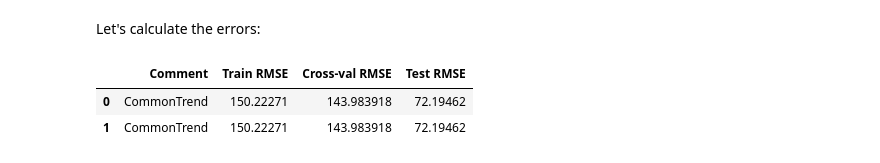
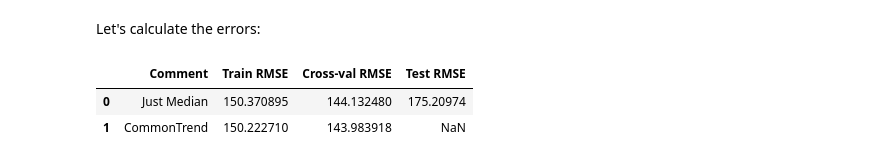
Before and after one commit to NickVasenkov/CO2-Emissions, a Jupyter notebook: CO2 Emissions 2.ipynb, the cells around one changed output. Cells and saved outputs as stored; diff of their text form; code cells hidden in the pictures.

```diff
--- a/CO2 Emissions 2.ipynb
+++ b/CO2 Emissions 2.ipynb
@@ -40,8 +43,8 @@ print('Weeks in the cross-validation set: {}'.format(cv_weeks))
 print('Weeks in the test set: {}'.format(test_weeks))
 
 # Create training and cross-validation sets
-train = pd.DataFrame(train_from_part_1.loc[train_from_part_1['WeekCount'] < train_weeks, :])
-cv = pd.DataFrame(train_from_part_1.loc[train_from_part_1['WeekCount'] >= train_weeks, :])
+train = pd.DataFrame(train_from_part_1.loc[train_from_part_1['WeekCount'] < train_weeks, ['Location', 'WeekCount', 'emission']])
+cv = pd.DataFrame(train_from_part_1.loc[train_from_part_1['WeekCount'] >= train_weeks, ['Location', 'WeekCount', 'emission']])
 
 print("The last 5 rows of the cross-validation set:")
 cv.tail()
@@ -67,38 +69,25 @@ study_number = '00'
 
 from sklearn.metrics import mean_squared_error
 
-# Calculate median emissions per Location for cv
-location_median = train.groupby('Location')['emission'].median()
-
-# Create predictions for train and cv
-train_pred = train['Location'].map(location_median)
-cv_pred = cv['Location'].map(location_median)
 
 # Calculate train and cv RMSE
-score_train = mean_squared_error(train['emission'], train_pred, squared=False)
-score_cv = mean_squared_error(cv['emission'], cv_pred, squared=False)
+score_train = mean_squared_error(train['emission'], [train['emission'].median()] * len(train), squared=False)
+score_cv = mean_squared_error(cv['emission'], [train['emission'].median()] * len(cv), squared=False)
 
-# Calculate median emissions per Location for test
-location_median = train_from_part_1.groupby('Location')['emission'].median()
+# Create a submission file (median emissions calculated on the whole available data)
+submission = pd.DataFrame({'ID_LAT_LON_YEAR_WEEK': test_from_part_1.index, \
+                           'emission': [train_from_part_1['emission'].median()] * len(test_from_part_1)})
 
-# Create predictions for test
-test_pred = test_from_part_1['Location'].map(location_median)
-
-# Create a submission file
-submission = pd.DataFrame({'ID_LAT_LON_YEAR_WEEK': test_from_part_1.index, 'emission': test_pred})
-
-pd.concat([pd.DataFrame(test_from_part_1.index, columns=['ID_LAT_LON_YEAR_WEEK']),\
-                        pd.DataFrame(test_pred, columns=['emission'])], axis=1)
 submission.to_csv('submissions/submission_2_' + study_number + '.csv', index=False)
 # %%
 # Create scores DataFrame
 scores_df = pd.DataFrame({'Comment': [], 'Train RMSE': [], 'Cross-val RMSE': [], 'Test RMSE': []})
 
 # Write down the scores
-scores_df.loc[int(study_number), 'Comment'] = 'Median per category'
+scores_df.loc[int(study_number), 'Comment'] = 'Just Median'
 scores_df.loc[int(study_number), 'Train RMSE'] = score_train
 scores_df.loc[int(study_number), 'Cross-val RMSE'] = score_cv
-scores_df.loc[int(study_number), 'Test RMSE'] = 72.19462
+scores_df.loc[int(study_number), 'Test RMSE'] = 175.20974
 
 scores_df
 # %% [output]
@@ -191,17 +180,17 @@ Let's calculate the errors:
 # %%
 # Calculate scores
 score_train = mean_squared_error(train['emission'], train['CommonTrend'], squared=False)
 score_cv = mean_squared_error(cv['emission'], cv['CommonTrend'], squared=False)
 
 
 # Write down the scores
 scores_df.loc[int(study_number), 'Comment'] = 'CommonTrend'
 scores_df.loc[int(study_number), 'Train RMSE'] = score_train
 scores_df.loc[int(study_number), 'Cross-val RMSE'] = score_cv
-scores_df.loc[int(study_number), 'Test RMSE'] = 72.19462
+scores_df.loc[int(study_number), 'Test RMSE'] = np.nan
 
 scores_df
 # %% [output]
 |  | Comment | Train RMSE | Cross-val RMSE | Test RMSE |
-| 0 | CommonTrend | 150.22271 | 143.983918 | 72.19462 |
-| 1 | CommonTrend | 150.22271 | 143.983918 | 72.19462 |
+| 0 | Just Median | 150.370895 | 144.132480 | 175.20974 |
+| 1 | CommonTrend | 150.222710 | 143.983918 | NaN |
```
Also changed, not shown: parts of 25 cells of this notebook, 7 other files.
